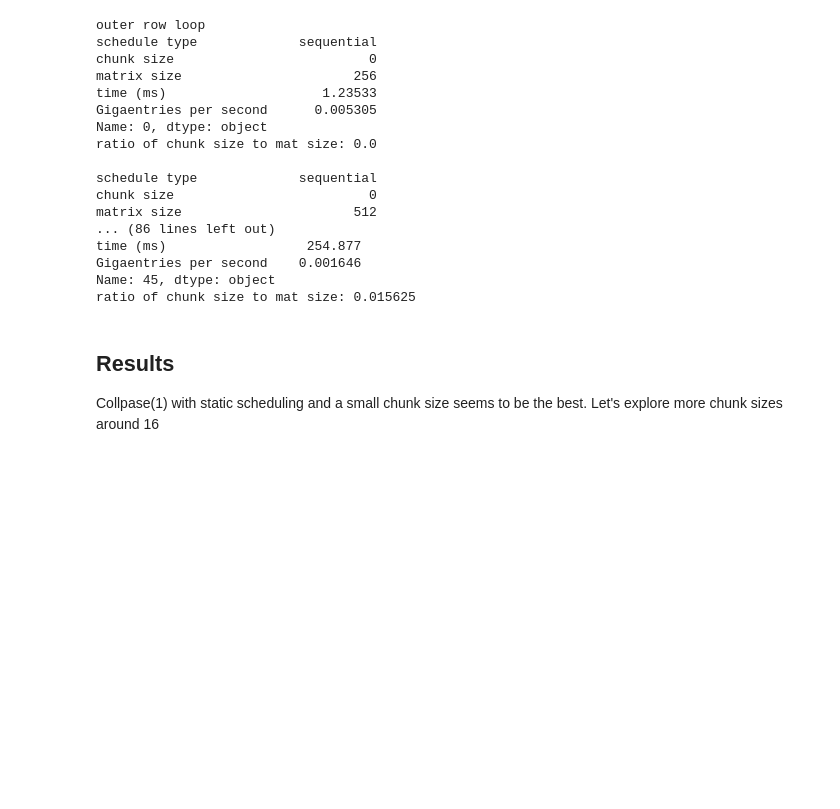
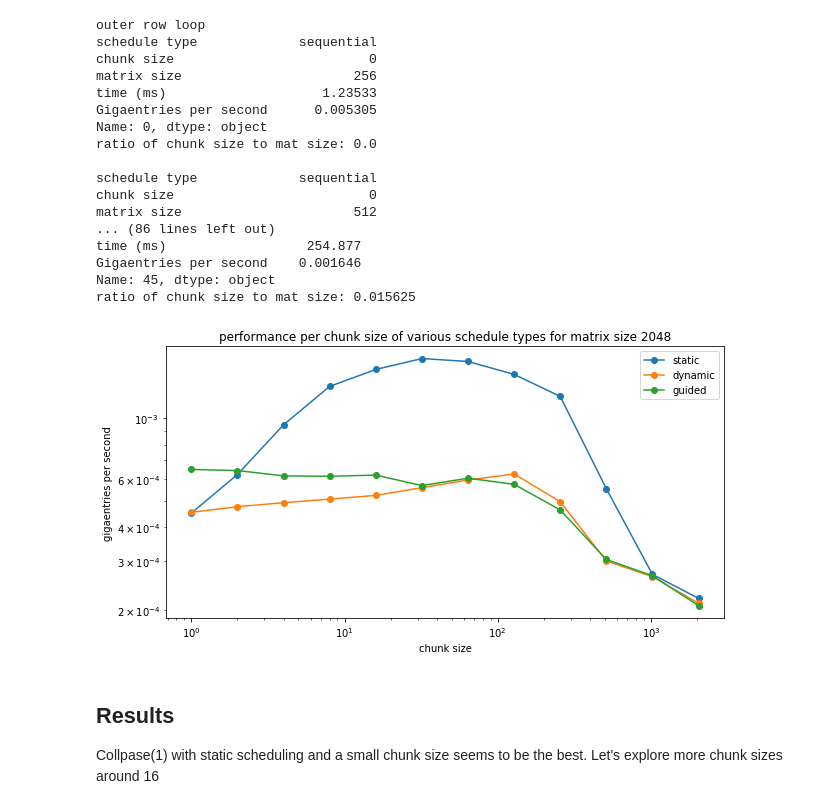
Before and after one commit to paigeweber13/fast-lu-decomposition, a Jupyter notebook: experiments/Experiment Analysis.ipynb, the cells around one changed output. Saved outputs shown, nothing was run; the diff lists cells and outputs as text; code cells hidden in the pictures; blank space fills up the shorter version.

Commit message:
added more plots

```diff
--- a/experiments/Experiment Analysis.ipynb
+++ b/experiments/Experiment Analysis.ipynb
@@ -39,6 +39,27 @@ time (ms)                  254.877
 Gigaentries per second    0.001646
 Name: 45, dtype: object
 ratio of chunk size to mat size: 0.015625
+# %%
+import matplotlib.pyplot as plt
+%matplotlib inline
+
+df = pd.read_csv('./chunk-size-tests-03-collapsed-for-loops.csv')
+fig = plt.figure(figsize=(10,5))
+schedules = ['static', 'dynamic', 'guided']
+mat_size = 2048
+for schedule in schedules:
+    plt.plot(df[(df['schedule type'] == schedule) & (df['matrix size'] == mat_size)]['chunk size'],
+             df[(df['schedule type'] == schedule) & (df['matrix size'] == mat_size)]['Gigaentries per second'],
+             marker='o')
+plt.legend(schedules)
+plt.title('performance per chunk size of various schedule types for matrix size ' + str(mat_size))
+plt.xlabel('chunk size')
+plt.ylabel('gigaentries per second')
+plt.yscale('log')
+plt.xscale('log')
+plt.show()
+# %% [output]
+[figure, added]
 # %% [markdown]
 ## Results
 
```
Also changed, not shown: parts of 5 cells of this notebook.
